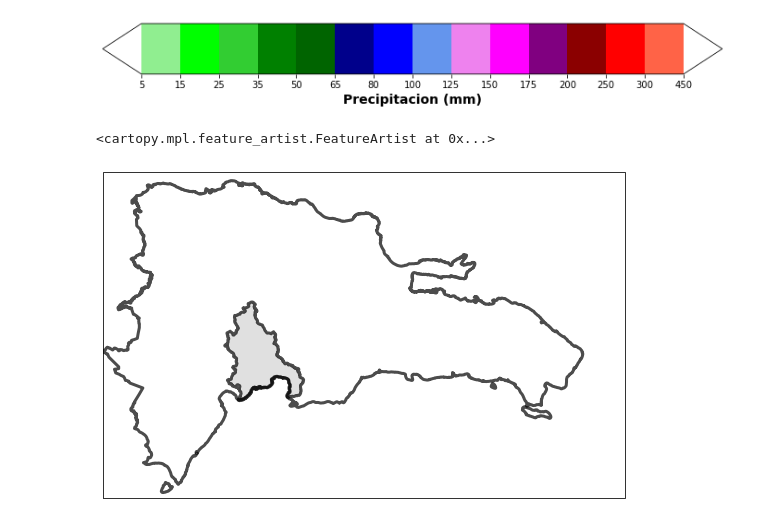
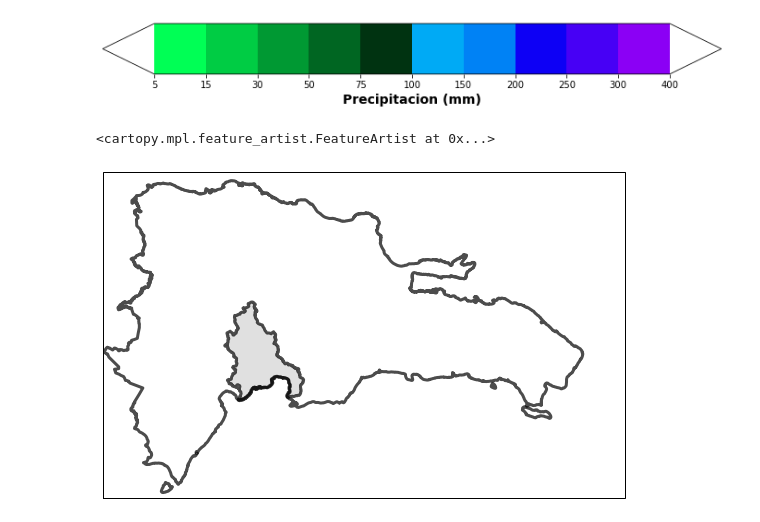
Before and after one commit to jmedinah09/UnidataProjects, a Jupyter notebook: tropical_cyclone_plot_project/RD_Shapes_.ipynb, the cells around one changed output. Saved outputs shown, nothing was run; the diff lists cells and outputs as text; code cells hidden in the pictures.

```diff
--- a/tropical_cyclone_plot_project/RD_Shapes_.ipynb
+++ b/tropical_cyclone_plot_project/RD_Shapes_.ipynb
@@ -183,29 +235,40 @@ Text(0.2, 0.983, 'COMITE DE OPERACION DE PRESAS Y EMBALSES (COPRE) \n    PRONOST
 # %%
 import matplotlib as mpl
 
 fig, ax = plt.subplots(figsize=(12, 2))
 fig.subplots_adjust(bottom=0.5)
 
+_5_15    = '#00FF55'
+_15_30   = '#00CC44'
+_30_50   = '#009933'
+_50_75   = '#006622'
+_75_100  = '#003311'
 
-cmap = mpl.colors.ListedColormap(['lightgreen', 'lime', 'limegreen', 'green', 'darkgreen', 'darkblue', 'blue',
-                                  'royalblue', 'cornflowerblue', 'violet', 'fuchsia', 'purple', 'darkred',
-                                  'red', 'tomato', 'yellow'])
-bounds = [5, 15, 25, 35, 50, 65, 80, 100, 125, 150, 175, 200, 250, 300, 450, 500]
+_100_150 = '#00C8F5'
+_150_200 = '#00AAF5'
+_200_250 = '#0082F5'
+_250_300 = '#0D00F5'
+_300_400 = '#4700F5'
+_400_500 = '#8B00F5'
+
+cmap = mpl.colors.ListedColormap([_5_15, _15_30, _30_50, _50_75, _75_100, _100_150, _150_200,
+                                  _200_250, _250_300, _300_400, _400_500, 'purple'])
+bounds = [5, 15, 30, 50, 75, 100, 150, 200, 250, 300, 400, 500]
 cmap.set_over('none')
 cmap.set_under('none')
 norm = mpl.colors.BoundaryNorm(bounds, cmap.N + 1)
 cb3 = mpl.colorbar.ColorbarBase(ax, cmap=cmap,
                                 norm=norm,
                                 boundaries=[-10] + bounds,
                                 extend='both',
                                 extendfrac='auto',
                                 ticks=bounds,
                                 spacing='uniform',
                                 orientation='horizontal')
 cb3.set_label('Precipitacion (mm)', fontsize = 14, weight = 'bold')
 plt.savefig('colorbar.png', transparent=True)
 # %% [output]
-[figure, old version]
+[figure, new version]
 # %%
 fig = plt.figure(figsize=(10, 6))
 ax  = plt.subplot(1, 1, 1, projection = map_crs)
```
Also changed, not shown: parts of 4 cells of this notebook, 46 other files.
